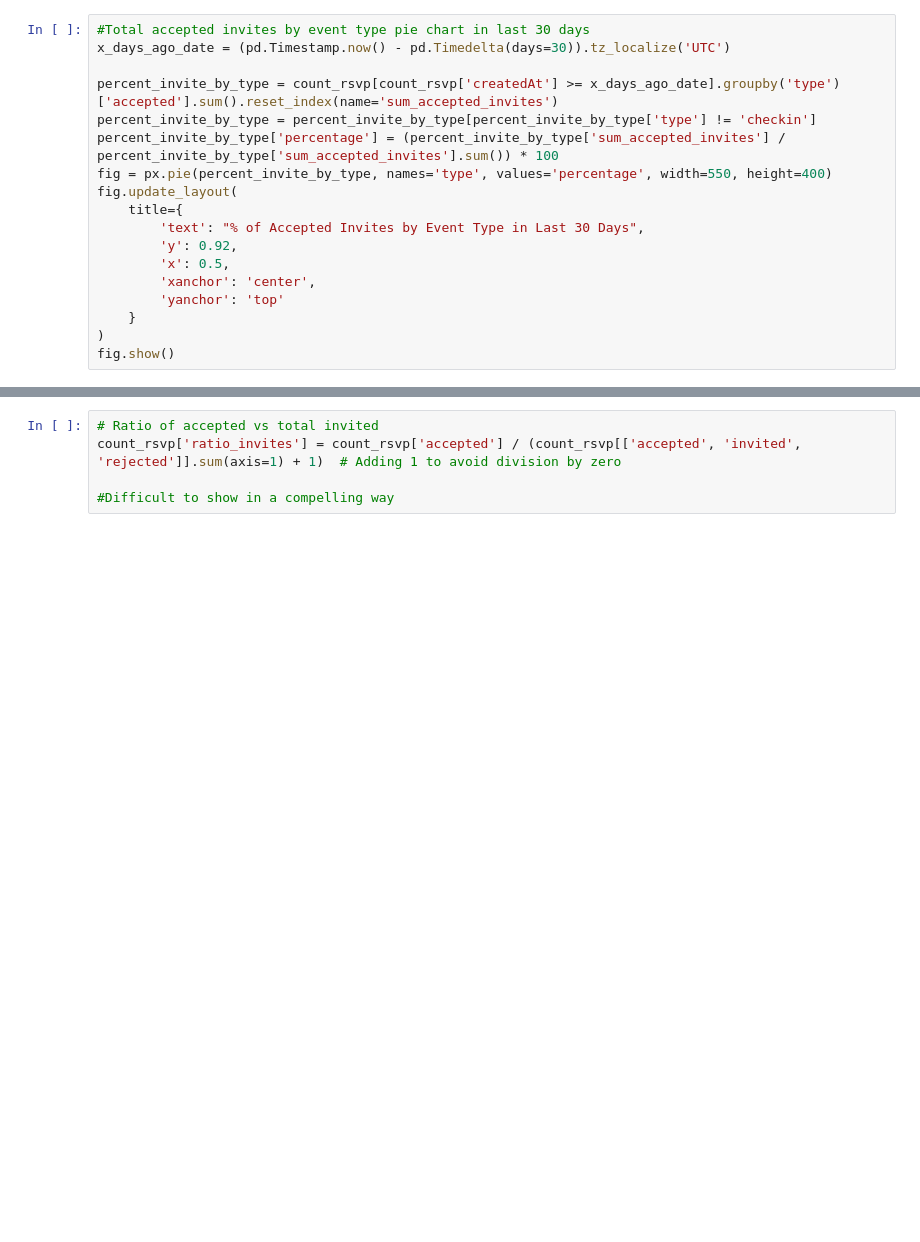
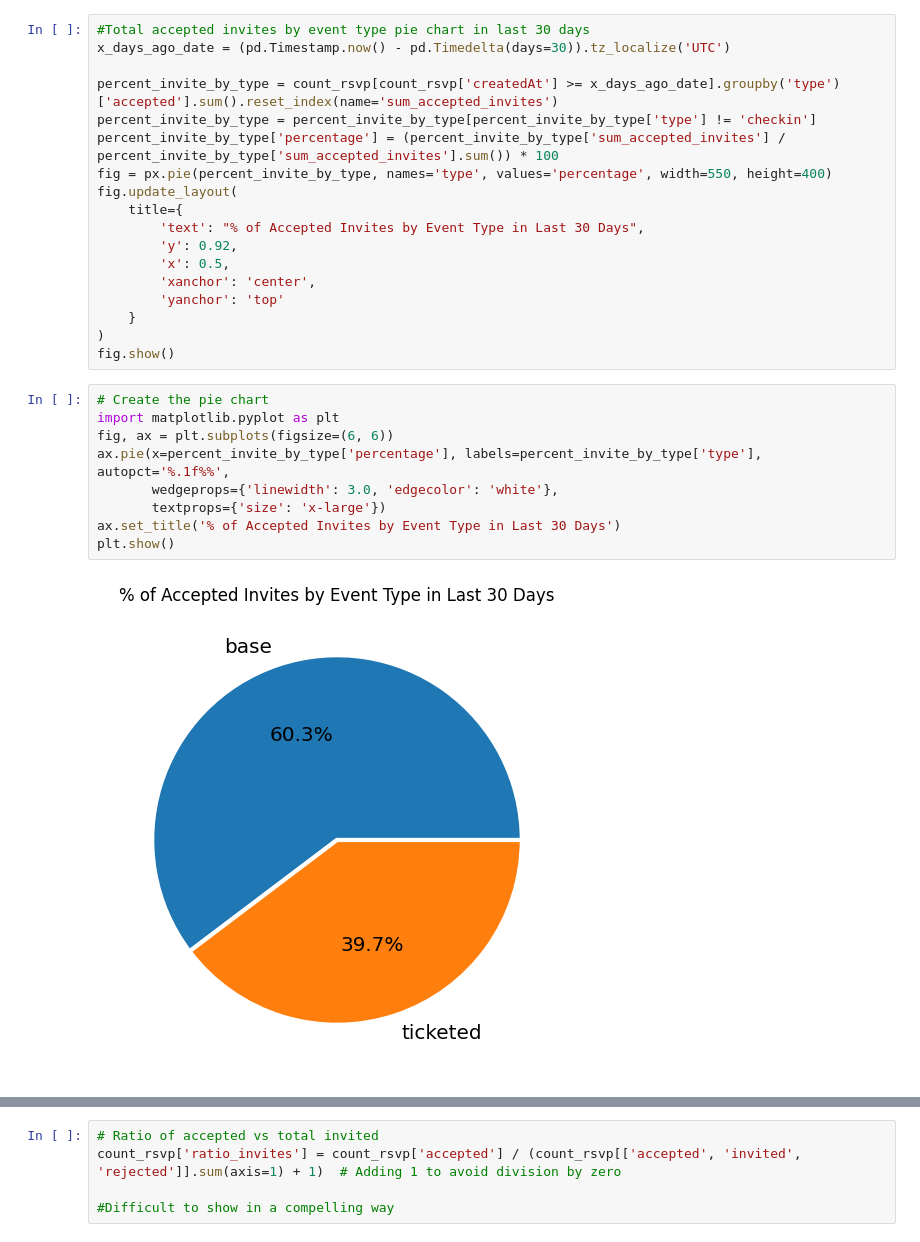
Before and after one commit to brandon841/analytics_report, a Jupyter notebook: event_analytics.ipynb, the cells around one changed output, grey strips where cells are left out. Drawn from its saved outputs; the diff is of its cells as text; blank space fills up the shorter version.

```diff
--- a/event_analytics.ipynb
+++ b/event_analytics.ipynb
@@ -82,6 +84,17 @@ fig.update_layout(
     }
 )
 fig.show()
+# %%
+# Create the pie chart
+import matplotlib.pyplot as plt
+fig, ax = plt.subplots(figsize=(6, 6))
+ax.pie(x=percent_invite_by_type['percentage'], labels=percent_invite_by_type['type'], autopct='%.1f%%',
+       wedgeprops={'linewidth': 3.0, 'edgecolor': 'white'},
+       textprops={'size': 'x-large'})
+ax.set_title('% of Accepted Invites by Event Type in Last 30 Days')
+plt.show()
+# %% [output]
+[figure, added]
 # %%
 import pytz
 
```
Also changed, not shown: parts of 17 cells of this notebook, 3 other files.
